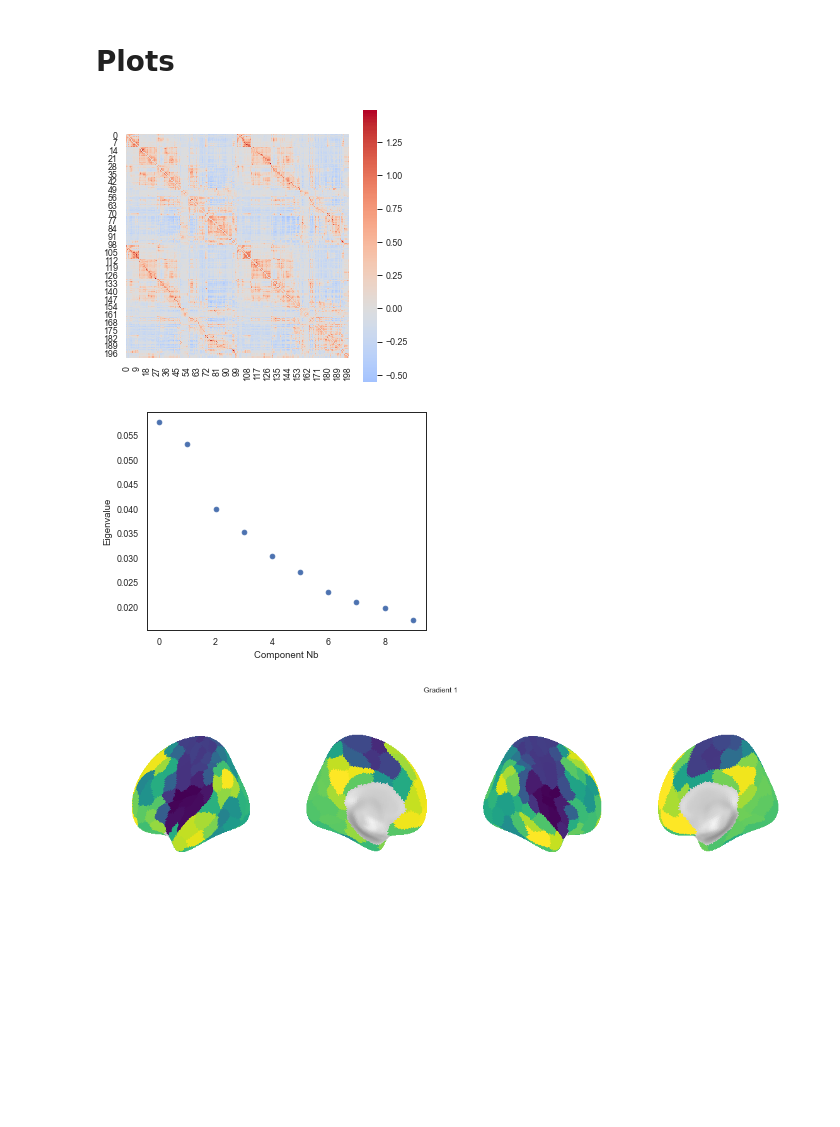
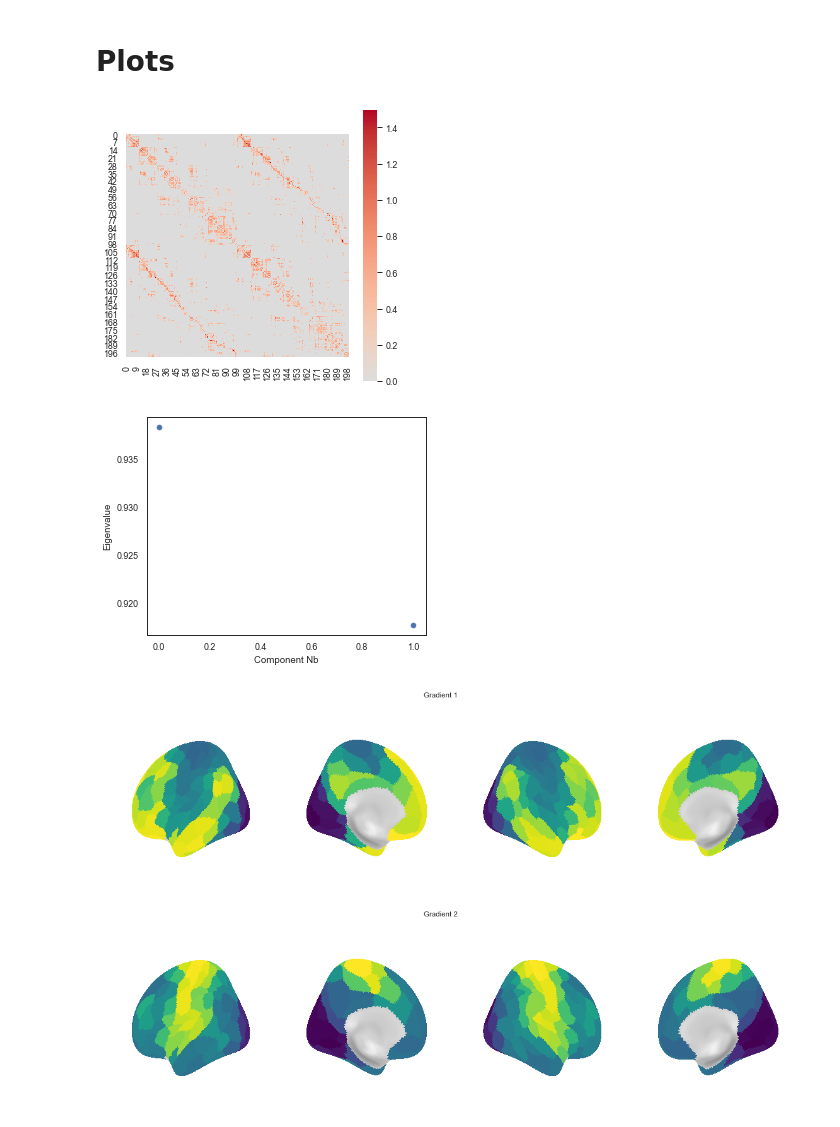
Before and after one commit to lindenmp/nct_hierarchy, a Jupyter notebook: 1_code/2_compute_gradient.ipynb, the cells around one changed output. Saved outputs shown, nothing was run; the diff lists cells and outputs as text; code cells hidden in the pictures; blank space fills up the shorter version.

```diff
--- a/1_code/2_compute_gradient.ipynb
+++ b/1_code/2_compute_gradient.ipynb
@@ -84,6 +84,6 @@ if not os.path.exists(figdir): os.makedirs(figdir)
 df = pd.read_csv(os.path.join(os.environ['PIPELINEDIR'], '0_get_sample', 'out', 'df_gradients.csv'))
 df.set_index(['bblid', 'scanid'], inplace = True)
 # retain discovery sample only
-df = df.loc[df['disc_repl'] == 0,:]
+# df = df.loc[df['disc_repl'] == 0,:]
 print(df.shape)
 # %% [output]
@@ -151,15 +151,19 @@ if any(subj_filt):
 # Generate template
 pnc_conn_mat = np.nanmean(fc, axis = 2)
 pnc_conn_mat[np.eye(num_parcels, dtype = bool)] = 0
-# pnc_conn_mat = dominant_set(pnc_conn_mat, 0.10, as_sparse = False)
+pnc_conn_mat = dominant_set(pnc_conn_mat, 0.10, as_sparse = False)
 
-gm_template = GradientMaps(n_components = 10, approach='dm', kernel='normalized_angle', random_state = 0)
+# gm_template = GradientMaps(n_components = 2, approach='dm', kernel='normalized_angle', random_state = 0)
+gm_template = GradientMaps(n_components = 2, random_state = 0)
 gm_template.fit(pnc_conn_mat)
 
-if parc_scale == 200 or parc_scale == 125:
-    gradients = gm_template.gradients_ * -1
+if parc_scale == 200:
+    gm_template.gradients_ = gm_template.gradients_ * -1
+    gradients = np.zeros(gm_template.gradients_.shape)
+    gradients[:,0], gradients[:,1] = gm_template.gradients_[:,1], gm_template.gradients_[:,0]
 elif parc_scale == 400:
-    gradients = gm_template.gradients_
+    gradients = np.zeros(gm_template.gradients_.shape)
+    gradients[:,0], gradients[:,1] = gm_template.gradients_[:,1] * -1, gm_template.gradients_[:,0]
 
 np.savetxt(os.path.join(outputdir,outfile_prefix+'pnc_grads_template.txt'),gradients)
 # %% [markdown]
@@ -173,7 +177,7 @@ f, ax = plt.subplots(1, figsize=(5, 5))
 sns.heatmap(pnc_conn_mat, cmap = 'coolwarm', center = 0, square = True)
 f.savefig(outfile_prefix+'mean_fc.png', dpi = 300, bbox_inches = 'tight')
 # %% [output]
-[figure, old version]
+[figure, new version]
 # %%
 f, ax = plt.subplots(1, figsize=(5, 4))
 ax.scatter(range(gm_template.lambdas_.size), gm_template.lambdas_)
@@ -181,7 +185,7 @@ ax.set_xlabel('Component Nb')
 ax.set_ylabel('Eigenvalue')
 f.savefig(outfile_prefix+'gradient_eigenvals.png', dpi = 300, bbox_inches = 'tight')
 # %% [output]
-[figure, old version]
+[figure, new version]
 # %%
 from func import roi_to_vtx
 from nilearn import datasets
@@ -190,39 +194,40 @@ atlas = datasets.fetch_atlas_schaefer_2018(n_rois=200, yeo_networks=17, resoluti
 parcellation = atlas['maps']
 fsaverage = datasets.fetch_surf_fsaverage(mesh='fsaverage5')
 # %%
-for g in np.arange(0,1):
+for g in np.arange(0,2):
     f, ax = plt.subplots(1, 4, figsize=(20, 5), subplot_kw={'projection': '3d'})
     plt.subplots_adjust(wspace=0, hspace=0)
 
-    parc_file = os.path.join('/Users/lindenmp/Google-Drive-Penn/work/research_projects/pfactor_gradients/figs_support/Parcellations/FreeSurfer5.3/fsaverage5/label/lh.Schaefer2018_200Parcels_17Networks_order.annot')
+    parc_file = os.path.join('/Users/lindenmp/Google-Drive-Penn/work/research_projects/pfactor_gradients/figs_support/Parcellations/FreeSurfer5.3/fsaverage5/label/lh.Schaefer2018_'+str(parc_scale)+'Parcels_17Networks_order.annot')
     labels, ctab, surf_names = nib.freesurfer.read_annot(parc_file)
     vtx_data, plot_min, plot_max = roi_to_vtx(gradients[:,g], parcel_names, parc_file)
     vtx_data = vtx_data.astype(float)
     plotting.plot_surf_roi(fsaverage['infl_left'], roi_map=vtx_data,
                            hemi='left', view='lateral', vmin=plot_min, vmax=plot_max,
                            bg_map=fsaverage['sulc_left'], bg_on_data=False, axes=ax[0],
                            darkness=.5, cmap='viridis');
 
     plotting.plot_surf_roi(fsaverage['infl_left'], roi_map=vtx_data,
                            hemi='left', view='medial', vmin=plot_min, vmax=plot_max,
                            bg_map=fsaverage['sulc_left'], bg_on_data=False, axes=ax[1],
                            darkness=.5, cmap='viridis');
 
-    parc_file = os.path.join('/Users/lindenmp/Google-Drive-Penn/work/research_projects/pfactor_gradients/figs_support/Parcellations/FreeSurfer5.3/fsaverage5/label/rh.Schaefer2018_200Parcels_17Networks_order.annot')
+    parc_file = os.path.join('/Users/lindenmp/Google-Drive-Penn/work/research_projects/pfactor_gradients/figs_support/Parcellations/FreeSurfer5.3/fsaverage5/label/rh.Schaefer2018_'+str(parc_scale)+'Parcels_17Networks_order.annot')
     labels, ctab, surf_names = nib.freesurfer.read_annot(parc_file)
     vtx_data, plot_min, plot_max = roi_to_vtx(gradients[:,g], parcel_names, parc_file)
     vtx_data = vtx_data.astype(float)
     plotting.plot_surf_roi(fsaverage['infl_right'], roi_map=vtx_data,
                            hemi='right', view='lateral', vmin=plot_min, vmax=plot_max,
                            bg_map=fsaverage['sulc_right'], bg_on_data=False, axes=ax[2],
                            darkness=.5, cmap='viridis');
 
     plotting.plot_surf_roi(fsaverage['infl_right'], roi_map=vtx_data,
                            hemi='right', view='medial', vmin=plot_min, vmax=plot_max,
                            bg_map=fsaverage['sulc_right'], bg_on_data=False, axes=ax[3],
                            darkness=.5, cmap='viridis');
 
     f.suptitle('Gradient '+str(g+1))
     f.savefig(outfile_prefix+'gradient_'+str(g)+'.png', dpi = 150, bbox_inches = 'tight', pad_inches = 0)
 # %% [output]
-[figure, old version]
+[figure, new version]
+[figure, added]
```
Also changed, not shown: parts of 6 cells of this notebook, 1 other file.
